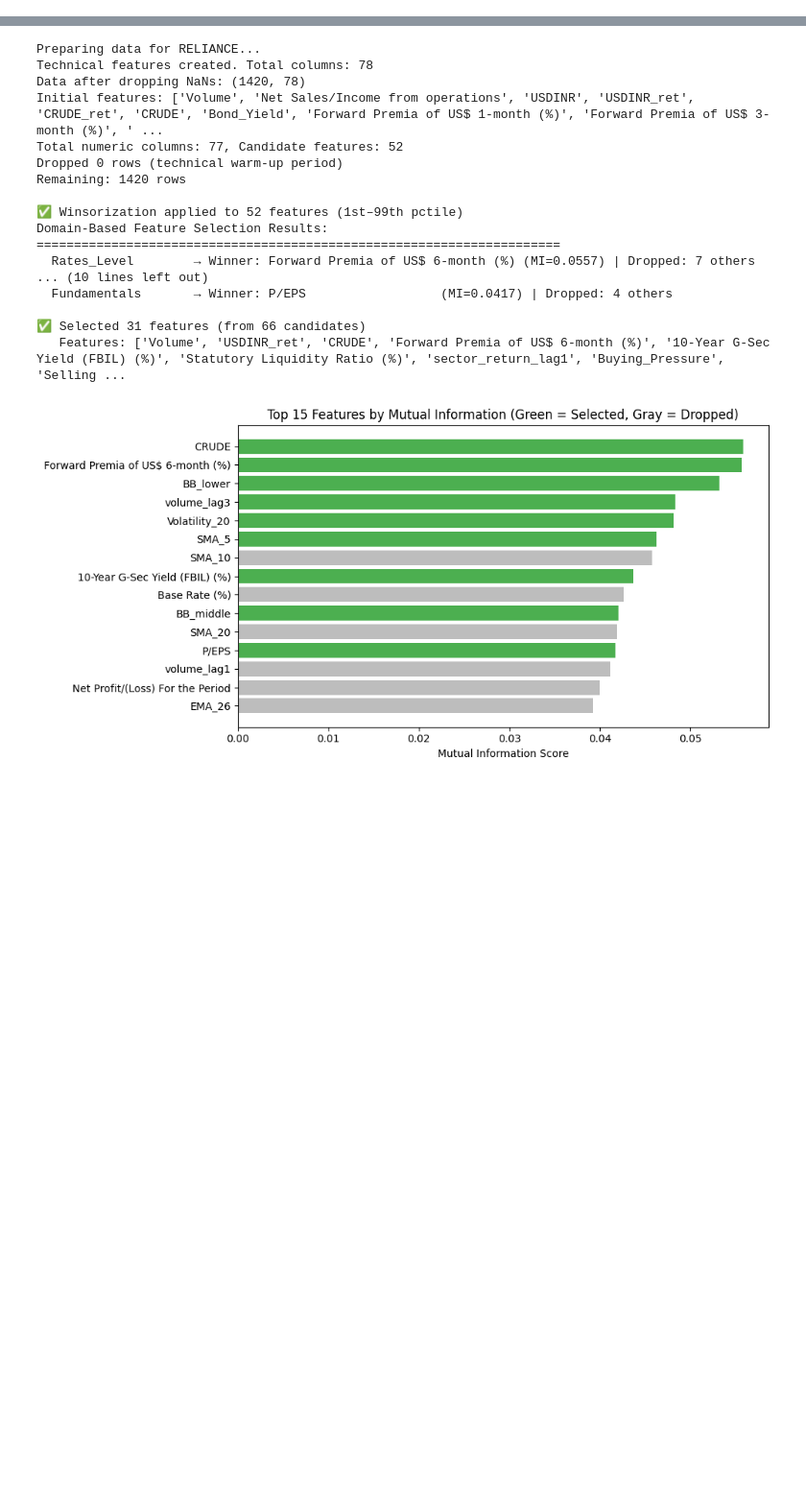
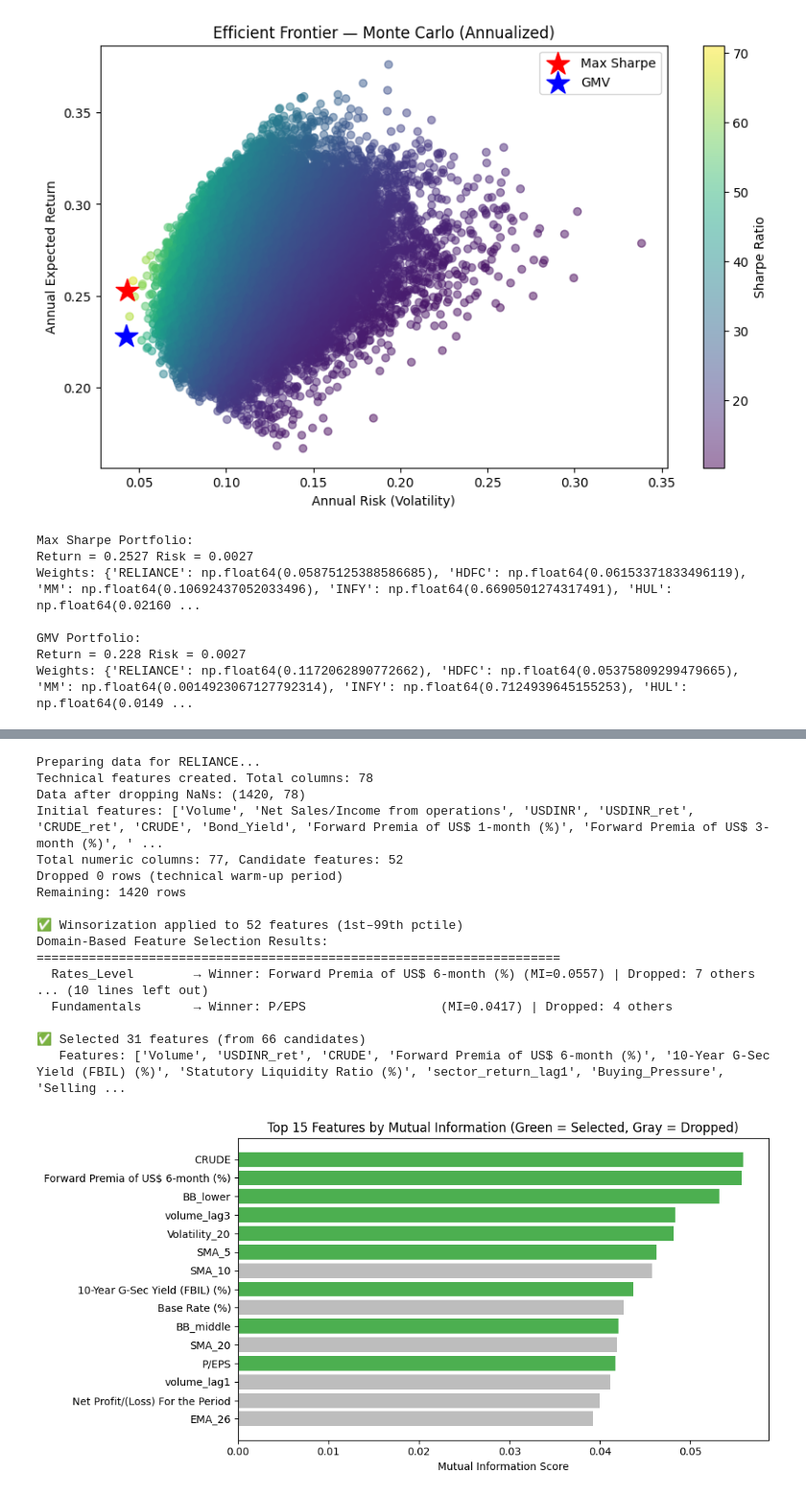
Before and after one commit to Anumita-P/assignment2-return-forecasting, a Jupyter notebook: model.ipynb, the cells around one changed output, grey strips where cells are left out. Shown at 96% size. Saved outputs shown, nothing was run; the diff lists cells and outputs as text; code cells hidden in the pictures; blank space fills up the shorter version.

Commit message:
plots added

```diff
--- a/model.ipynb
+++ b/model.ipynb
@@ -1021,0 +1129,16 @@ Train target distribution: target
+# %%
+# ============================================
+# FIND MAX SHARPE & GMV
+# ============================================
+
+max_sharpe_idx = np.argmax(results[2])
+gmv_idx = np.argmin(results[1])
+
+max_sharpe_weights = weights_record[max_sharpe_idx]
+gmv_weights = weights_record[gmv_idx]
+
+max_sharpe_return = results[0, max_sharpe_idx]
+max_sharpe_risk = results[1, max_sharpe_idx]
+
+gmv_return = results[0, gmv_idx]
+gmv_risk = results[1, gmv_idx]
@@ -1021,0 +1187,50 @@ Train target distribution: target
+# %%
+# ============================================
+# PLOT ANNUALIZED EFFICIENT FRONTIER
+# ============================================
+
+import matplotlib.pyplot as plt
+import numpy as np
+
+plt.figure(figsize=(10,6))
+
+# Convert daily risk → annual risk
+annual_risk = results[1, :] * np.sqrt(252)
+
+# Plot frontier
+plt.scatter(annual_risk, results[0, :],
+            c=results[2, :], cmap="viridis", alpha=0.5)
+
+plt.colorbar(label="Sharpe Ratio")
+
+# Highlight optimal portfolios
+plt.scatter(annual_risk[max_sharpe_idx],
+            results[0, max_sharpe_idx],
+            marker="*", s=350, color="red", label="Max Sharpe")
+
+plt.scatter(annual_risk[gmv_idx],
+            results[0, gmv_idx],
+            marker="*", s=350, color="blue", label="GMV")
+
+plt.xlabel("Annual Risk (Volatility)")
+plt.ylabel("Annual Expected Return")
+plt.title("Efficient Frontier — Monte Carlo (Annualized)")
+plt.legend()
+plt.show()
+
+print("Max Sharpe Portfolio:")
+print("Return =", round(max_sharpe_return,4), "Risk =", round(max_sharpe_risk,4))
+print("Weights:", dict(zip(mu.index, max_sharpe_weights)))
+
+print("\nGMV Portfolio:")
+print("Return =", round(gmv_return,4), "Risk =", round(gmv_risk,4))
+print("Weights:", dict(zip(mu.index, gmv_weights)))
+# %% [output]
+[figure, added]
+Max Sharpe Portfolio:
+Return = 0.2527 Risk = 0.0027
+Weights: {'RELIANCE': np.float64(0.05875125388586685), 'HDFC': np.float64(0.06153371833496119), 'MM': np.float64(0.10692437052033496), 'INFY': np.float64(0.6690501274317491), 'HUL': np.float64(0.02160 ...
+
+GMV Portfolio:
+Return = 0.228 Risk = 0.0027
+Weights: {'RELIANCE': np.float64(0.1172062890772662), 'HDFC': np.float64(0.05375809299479665), 'MM': np.float64(0.0014923067127792314), 'INFY': np.float64(0.7124939645155253), 'HUL': np.float64(0.0149 ...
```
Also changed, not shown: parts of 7 cells of this notebook.
